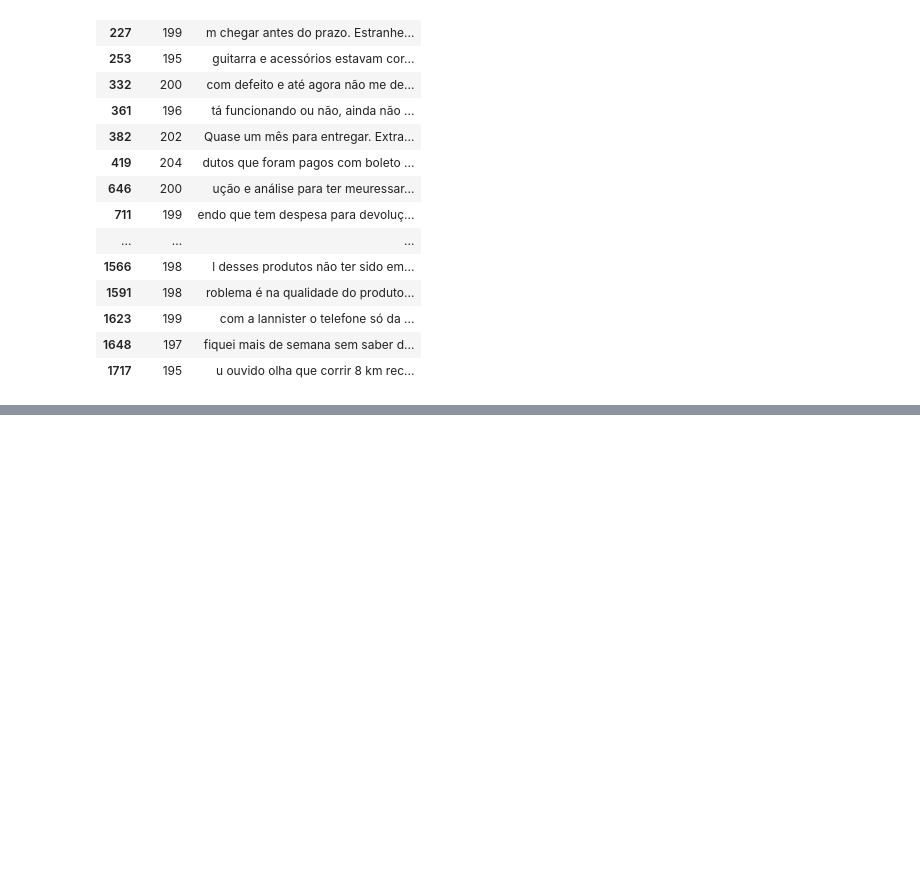
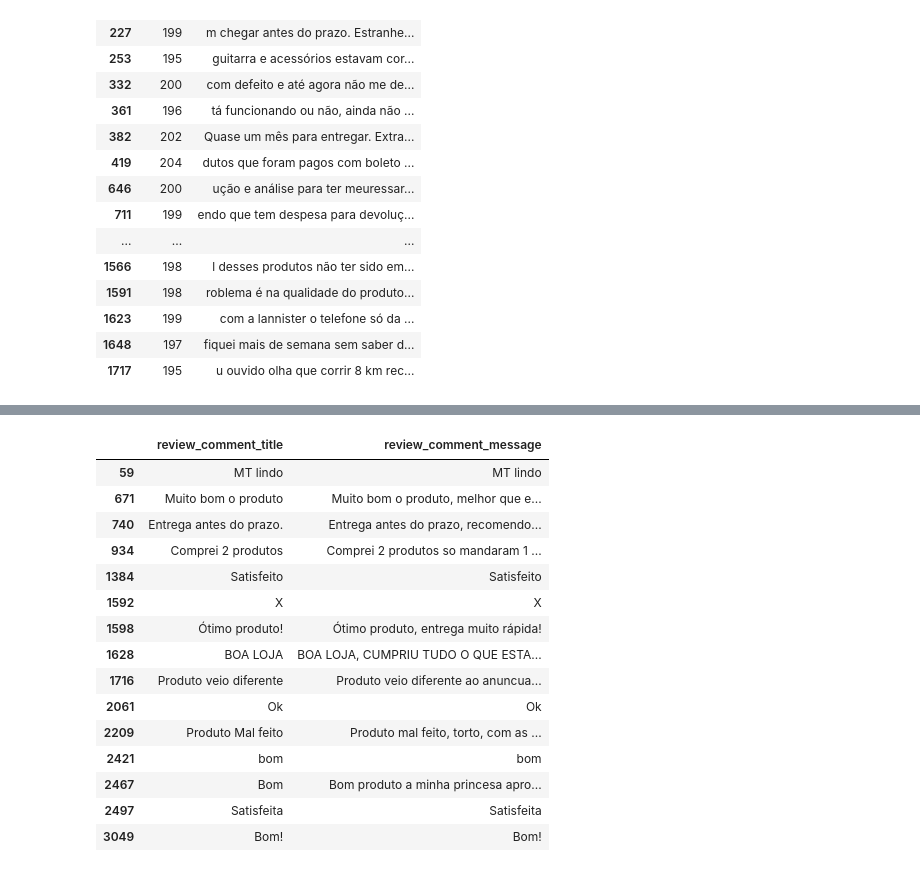
Before and after one commit to erick00denner/tech_challenge_4_voice_of_customer_intelligence_rag, a Jupyter notebook: notebooks/01_exploratory_analysis.ipynb, the cells around one changed output, grey strips where cells are left out. Cells and saved outputs as stored; diff of their text form; code cells hidden in the pictures; blank space fills up the shorter version.

Commit message:
feat: finalize Olist review preprocessing and validation

```diff
--- a/notebooks/01_exploratory_analysis.ipynb
+++ b/notebooks/01_exploratory_analysis.ipynb
@@ -462,3 +462,69 @@ display(
 | 1623 | 199 | com a lannister o telefone só da ... |
 | 1648 | 197 | fiquei mais de semana sem saber d... |
 | 1717 | 195 | u ouvido olha que corrir 8 km rec... |
+# %%
+"""Measure titles repeated at the beginning of review comments."""
+
+SEPARATORS = (" ", ",", ".", "!", "?", ":", ";")
+
+
+def normalize_value(value: object) -> str:
+    """Normalize whitespace and handle missing text."""
+    if pd.isna(value):
+        return ""
+    return " ".join(str(value).split())
+
+
+def has_letters(text: str) -> bool:
+    """Check whether the text contains at least one Unicode letter."""
+    return any(char.isalpha() for char in text)
+
+
+def is_repeated_prefix(title: str, comment: str) -> bool:
+    """Apply the same rule used by build_document in the pipeline."""
+    if not has_letters(title) or not comment:
+        return False
+
+    prefix = title.rstrip(".,!?;: ").casefold()
+    key = comment.casefold()
+
+    return key == prefix or any(
+        key.startswith(prefix + separator) for separator in SEPARATORS
+    )
+
+
+def is_repeated_prefix_legacy(title: str, comment: str) -> bool:
+    """Previous rule, without trailing punctuation handling."""
+    if not title or not comment:
+        return False
+
+    prefix = title.casefold()
+    key = comment.casefold()
+
+    return key == prefix or any(
+        key.startswith(prefix + separator) for separator in (" ", ",", ".", "!")
+    )
+
+
+titles = reviews["review_comment_title"].map(normalize_value)
+comments = reviews["review_comment_message"].map(normalize_value)
+
+repeated_prefix = [
+    is_repeated_prefix(title, comment)
+    for title, comment in zip(titles, comments)
+]
+repeated_legacy = [
+    is_repeated_prefix_legacy(title, comment)
+    for title, comment in zip(titles, comments)
+]
+
+print(f"Repeated title prefixes (pipeline rule): {sum(repeated_prefix):,}")
+print(f"Repeated title prefixes (previous rule): {sum(repeated_legacy):,}")
+
+display(
+    reviews.loc[
+        repeated_prefix,
+        ["review_comment_title", "review_comment_message"],
+    ].head(15)
+)
+# %% [output]
@@ -464,0 +533,16 @@ display(
+|  | review_comment_title | review_comment_message |
+| 59 | MT lindo | MT lindo |
+| 671 | Muito bom o produto | Muito bom o produto, melhor que e... |
+| 740 | Entrega antes do prazo. | Entrega antes do prazo, recomendo... |
+| 934 | Comprei 2 produtos | Comprei 2 produtos so mandaram 1 ... |
+| 1384 | Satisfeito | Satisfeito |
+| 1592 | X | X |
+| 1598 | Ótimo produto! | Ótimo produto, entrega muito rápida! |
+| 1628 | BOA LOJA | BOA LOJA, CUMPRIU TUDO O QUE ESTA... |
+| 1716 | Produto veio diferente | Produto veio diferente ao anuncua... |
+| 2061 | Ok | Ok |
+| 2209 | Produto Mal feito | Produto mal feito, torto, com as ... |
+| 2421 | bom | bom |
+| 2467 | Bom | Bom produto a minha princesa apro... |
+| 2497 | Satisfeita | Satisfeita |
+| 3049 | Bom! | Bom! |
```
Also changed, not shown: parts of 3 cells of this notebook, 3 other files.
